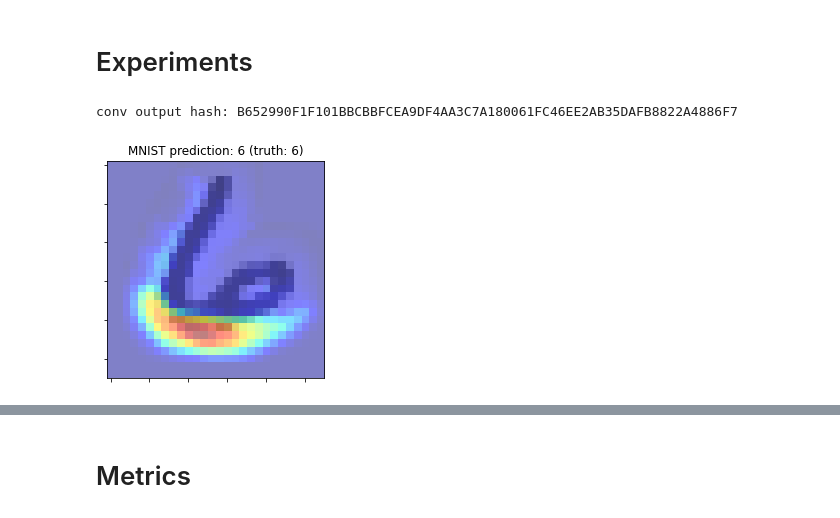
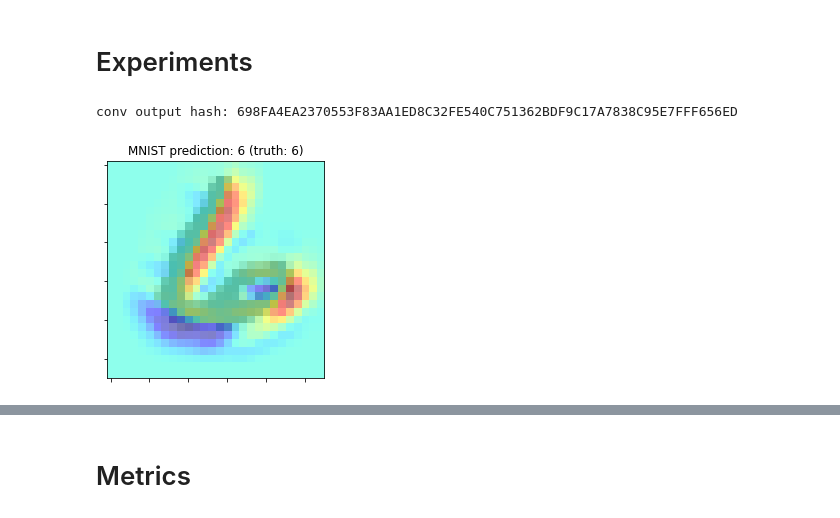
Before and after one commit to fsilvestrim/thesis, a Jupyter notebook: Geo_Cam.ipynb, the cells around one changed output, grey strips where cells are left out. Drawn from its saved outputs; the diff is of its cells as text; code cells hidden in the pictures.

```diff
--- a/Geo_Cam.ipynb
+++ b/Geo_Cam.ipynb
@@ -164,6 +167,12 @@ def format_dataset(num_classes, train, test):
   y_test = keras.utils.to_categorical(y_test, num_classes)
 
   return (x_train, y_train), (x_test, y_test)
+# %%
+def copy_model(original_model, trainable=False):
+  new_model = keras.models.clone_model(original_model)
+  new_model.set_weights(original_model.get_weights())
+  new_model.trainable = trainable
+  return new_model
 # %% [markdown]
 #MNIST
 # %%
@@ -328,8 +337,20 @@ show_prediction(image, label, prediction)
+# %%
+# CAM for GEO NN (Knowledge Domain Network)
+cgeo_model = copy_model(model_geo)
+geo_layers = get_cam_layers(cgeo_model)
+geo_conv_layers = geo_layers[0]
+geo_dense_layers = geo_layers[1]
+
+model_geo_2 = keras.Sequential()
+model_geo_2.stateful = True
+for layer in geo_dense_layers:
+  model_geo_2.add(layer)
+model_geo_2.trainable = False
 # %% [markdown]
 # Transfer-learning
 # %%
-geo_layers = get_cam_layers(keras.models.clone_model(model_geo))
-mnist_layers = get_cam_layers(keras.models.clone_model(model_mnist))
+geo_layers = get_cam_layers(copy_model(model_geo, False))
+mnist_layers = get_cam_layers(copy_model(model_mnist, True))
 
 model_gcm = keras.Sequential()
 
@@ -337,21 +358,21 @@ for layer in geo_layers[0]:
   layer.trainable = False
   model_gcm.add(layer)
 
-model_gcm.add(layers.Conv2D(filters=128, kernel_size=(3, 3), padding="same", activation="relu"))
-model_gcm.add(layers.Dropout(0.4))
-# model_gcm.add(layers.Conv2D(filters=512, kernel_size=(3, 3), padding="same", activation="relu"))
-model_gcm.add(layers.Conv2D(filters=128, kernel_size=(3, 3), padding="same", activation="relu"))
+model_gcm.add(layers.Conv2D(filters=128, kernel_size=(3, 3), activation="relu"))
+model_gcm.add(layers.MaxPooling2D(pool_size=(2, 2), strides=(2,2)))
+model_gcm.add(layers.Dropout(0.3))
+model_gcm.add(layers.Conv2D(filters=64, kernel_size=(3, 3), activation="relu"))
+model_gcm.add(layers.MaxPooling2D(pool_size=(2, 2), strides=(2,2)))
+model_gcm.add(layers.Dropout(0.3))
+model_gcm.add(layers.Conv2D(filters=128, kernel_size=(3, 3), activation="relu"))
 model_gcm.add(layers.GlobalAveragePooling2D())
 model_gcm.add(layers.Dense(mnist_num_classes, activation="softmax"))
-
-# for layer in mnist_layers[1]:
-  # model_gcm.add(layer)
 
 opt = keras.optimizers.Adam(learning_rate=0.002)
 model_gcm.compile(loss="categorical_crossentropy", optimizer=opt, metrics=["accuracy"])
 
 start_time = time.clock()
-history_geocam = model_gcm.fit(mnist_train[0], mnist_train[1], batch_size=128, epochs=20, validation_split=0.1)
+history_geocam = model_gcm.fit(mnist_train[0], mnist_train[1], batch_size=128, epochs=5, validation_split=0.1)
 print("Training took: %.2f seconds" % (time.clock() - start_time))
 
 score_gcm = model_gcm.evaluate(mnist_test[0], mnist_test[1], verbose=0)
@@ -446,32 +461,31 @@ def cam_1(model, conv_outputs, prediction_idx):
 # %%
 # debugging cams and values
 test_ids = {
         "1": 3455,
         "4": 6195,
         "0": 3710,
         "6": 6187,
         "7": 6606,
         "5": 6148,
         "9": 5622,
     }
 
 test_idx = 6
 test_mnist_idx = test_ids[f"{test_idx}"]
 test_mnist_image = mnist_test[0][test_mnist_idx]
 # show_image(test_mnist_image)
 
 # GCM (Transfer learned network - init geo, end mnist)
 # gcm_mnist_image, _, prediction, test_img_idx = get_prediction(model_gcm, mnist_test, test_idx)
 # gcm_prediction_idx = np.argmax(prediction)
 gcm_mnist_cam, gcm_conv_output, gcm_mnist_prediction, _ = grad_cam_pp(test_mnist_image, model_gcm, -3)
-conv_output_hash = hashlib.sha256(gcm_conv_output.numpy()).hexdigest().upper()
+print(f"conv output hash: {hashlib.sha256(gcm_conv_output.numpy()).hexdigest().upper()}")
 
-print(f"conv output hash: {conv_output_hash}")
 title = f"MNIST prediction: {gcm_mnist_prediction} (truth: {test_idx})"
 show_heatmap(test_mnist_image, gcm_mnist_cam, (28, 28, 1), True, title)
 
 assert test_idx == gcm_mnist_prediction, "Missmatched ids. Wanted %d, received %d" % (test_idx, gcm_mnist_prediction)
 # %% [output]
-conv output hash: B652990F1F101BBCBBFCEA9DF4AA3C7A180061FC46EE2AB35DAFB8822A4886F7
+conv output hash: 698FA4EA2370553F83AA1ED8C32FE540C751362BDF9C17A7838C95E7FFF656ED
-[figure, old version]
+[figure, new version]
 # %%
```
Also changed, not shown: parts of 12 cells of this notebook.
